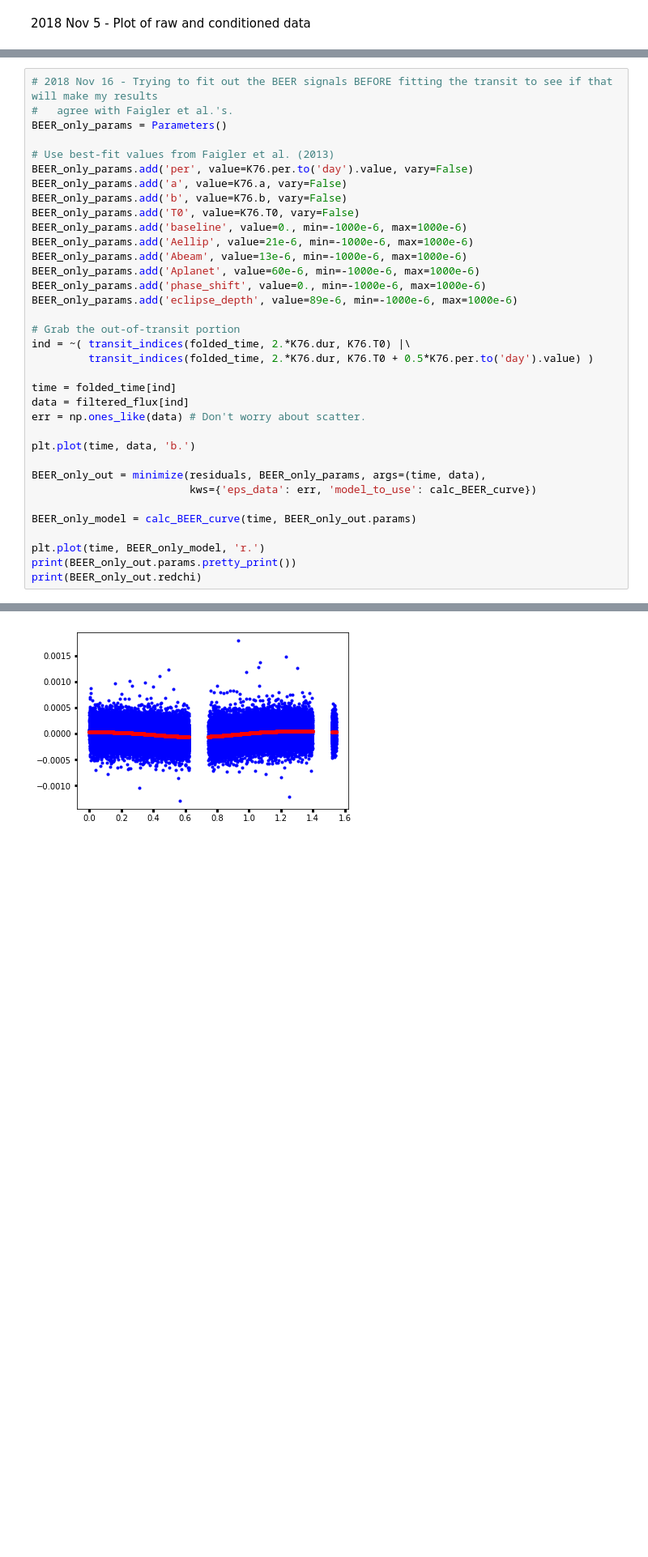
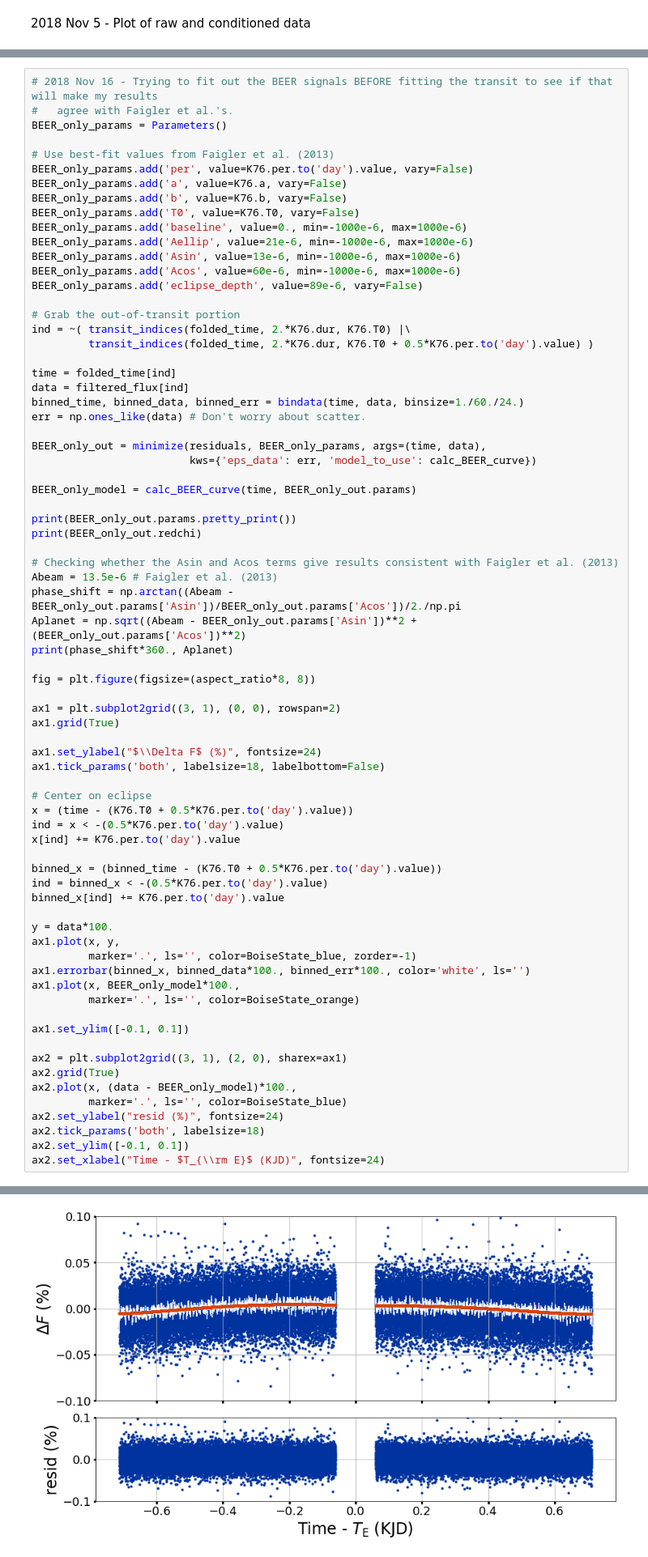
Before and after one commit to BoiseStatePlanetary/Searching-for-Variability-in-Eclipses-in-the-Kepler-Dataset, a Jupyter notebook: code/Analysis_of_Kepler76b.ipynb, the cells around one changed output, grey strips where cells are left out. Shown at 81% size. Saved outputs shown, nothing was run; the diff lists cells and outputs as text; blank space fills up the shorter version.

Commit message:
Modified BEER curve; About to clean up BEER curve analysis to compare supersample and non-supersample

```diff
--- a/code/Analysis_of_Kepler76b.ipynb
+++ b/code/Analysis_of_Kepler76b.ipynb
@@ -172,10 +174,9 @@ BEER_only_params.add('b', value=K76.b, vary=False)
 BEER_only_params.add('T0', value=K76.T0, vary=False)
 BEER_only_params.add('baseline', value=0., min=-1000e-6, max=1000e-6)
 BEER_only_params.add('Aellip', value=21e-6, min=-1000e-6, max=1000e-6)
-BEER_only_params.add('Abeam', value=13e-6, min=-1000e-6, max=1000e-6)
-BEER_only_params.add('Aplanet', value=60e-6, min=-1000e-6, max=1000e-6)
-BEER_only_params.add('phase_shift', value=0., min=-1000e-6, max=1000e-6)
-BEER_only_params.add('eclipse_depth', value=89e-6, min=-1000e-6, max=1000e-6)
+BEER_only_params.add('Asin', value=13e-6, min=-1000e-6, max=1000e-6)
+BEER_only_params.add('Acos', value=60e-6, min=-1000e-6, max=1000e-6)
+BEER_only_params.add('eclipse_depth', value=89e-6, vary=False)
 
 # Grab the out-of-transit portion
 ind = ~( transit_indices(folded_time, 2.*K76.dur, K76.T0) |\
@@ -183,17 +184,56 @@ ind = ~( transit_indices(folded_time, 2.*K76.dur, K76.T0) |\
 
 time = folded_time[ind]
 data = filtered_flux[ind]
+binned_time, binned_data, binned_err = bindata(time, data, binsize=1./60./24.)
 err = np.ones_like(data) # Don't worry about scatter.
-
-plt.plot(time, data, 'b.')
 
 BEER_only_out = minimize(residuals, BEER_only_params, args=(time, data),
                          kws={'eps_data': err, 'model_to_use': calc_BEER_curve})
 
 BEER_only_model = calc_BEER_curve(time, BEER_only_out.params)
 
-plt.plot(time, BEER_only_model, 'r.')
 print(BEER_only_out.params.pretty_print())
 print(BEER_only_out.redchi)
+
+# Checking whether the Asin and Acos terms give results consistent with Faigler et al. (2013)
+Abeam = 13.5e-6 # Faigler et al. (2013)
+phase_shift = np.arctan((Abeam - BEER_only_out.params['Asin'])/BEER_only_out.params['Acos'])/2./np.pi
+Aplanet = np.sqrt((Abeam - BEER_only_out.params['Asin'])**2 + (BEER_only_out.params['Acos'])**2)
+print(phase_shift*360., Aplanet)
+
+fig = plt.figure(figsize=(aspect_ratio*8, 8))
+
+ax1 = plt.subplot2grid((3, 1), (0, 0), rowspan=2)
+ax1.grid(True)
+
+ax1.set_ylabel("$\\Delta F$ (%)", fontsize=24)
+ax1.tick_params('both', labelsize=18, labelbottom=False)
+
+# Center on eclipse
+x = (time - (K76.T0 + 0.5*K76.per.to('day').value))
+ind = x < -(0.5*K76.per.to('day').value)
+x[ind] += K76.per.to('day').value
+
+binned_x = (binned_time - (K76.T0 + 0.5*K76.per.to('day').value))
+ind = binned_x < -(0.5*K76.per.to('day').value)
+binned_x[ind] += K76.per.to('day').value
+
+y = data*100.
+ax1.plot(x, y,
+         marker='.', ls='', color=BoiseState_blue, zorder=-1)
+ax1.errorbar(binned_x, binned_data*100., binned_err*100., color='white', ls='')
+ax1.plot(x, BEER_only_model*100.,
+         marker='.', ls='', color=BoiseState_orange)
+
+ax1.set_ylim([-0.1, 0.1])
+
+ax2 = plt.subplot2grid((3, 1), (2, 0), sharex=ax1)
+ax2.grid(True)
+ax2.plot(x, (data - BEER_only_model)*100.,
+         marker='.', ls='', color=BoiseState_blue)
+ax2.set_ylabel("resid (%)", fontsize=24)
+ax2.tick_params('both', labelsize=18)
+ax2.set_ylim([-0.1, 0.1])
+ax2.set_xlabel("Time - $T_{\\rm E}$ (KJD)", fontsize=24)
 # %% [output]
 Name              Value      Min      Max   Stderr     Vary     Expr Brute_Step
@@ -212 +253 @@ None
-[figure, old version]
+[figure, new version]
```
Also changed, not shown: parts of 6 cells of this notebook.
